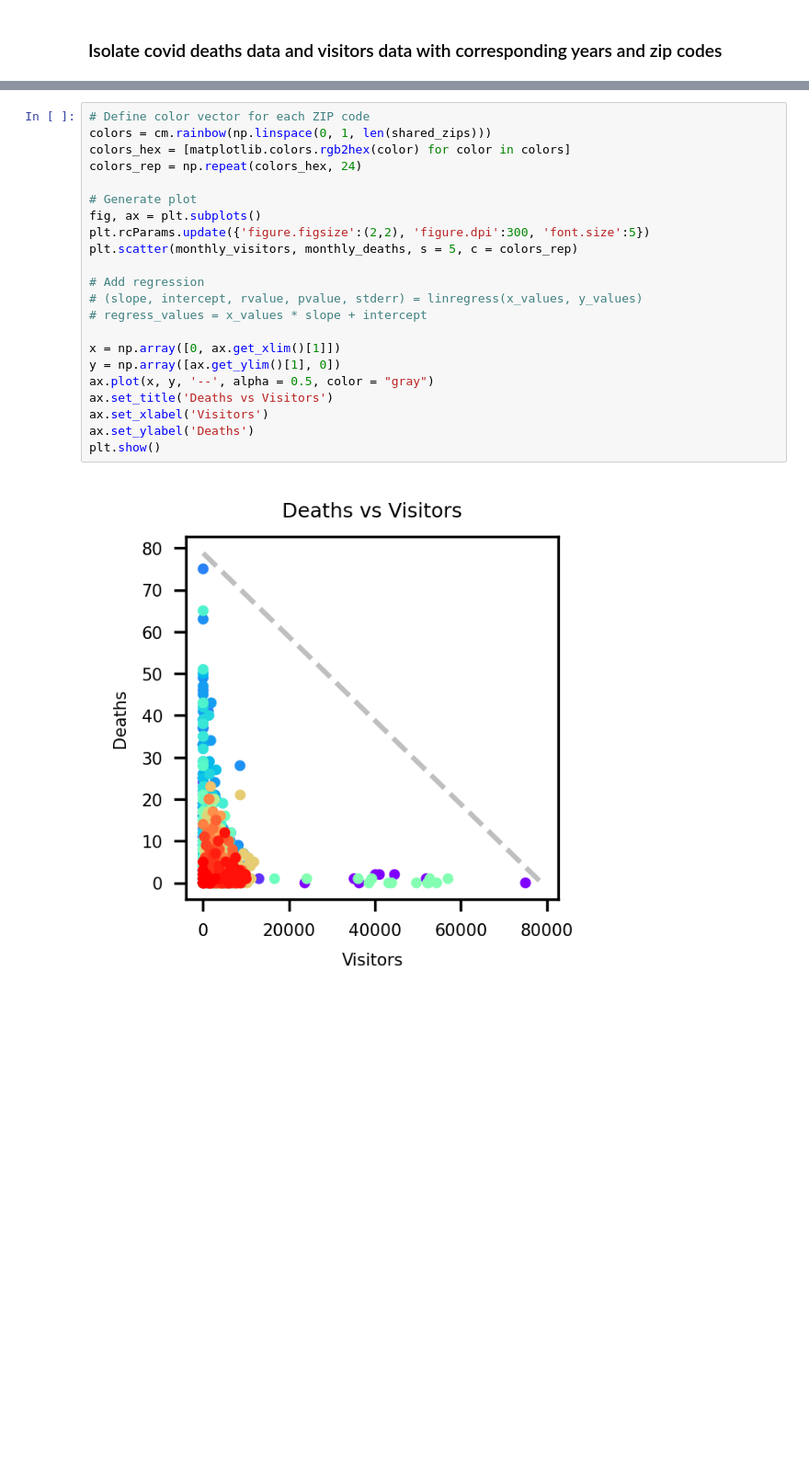
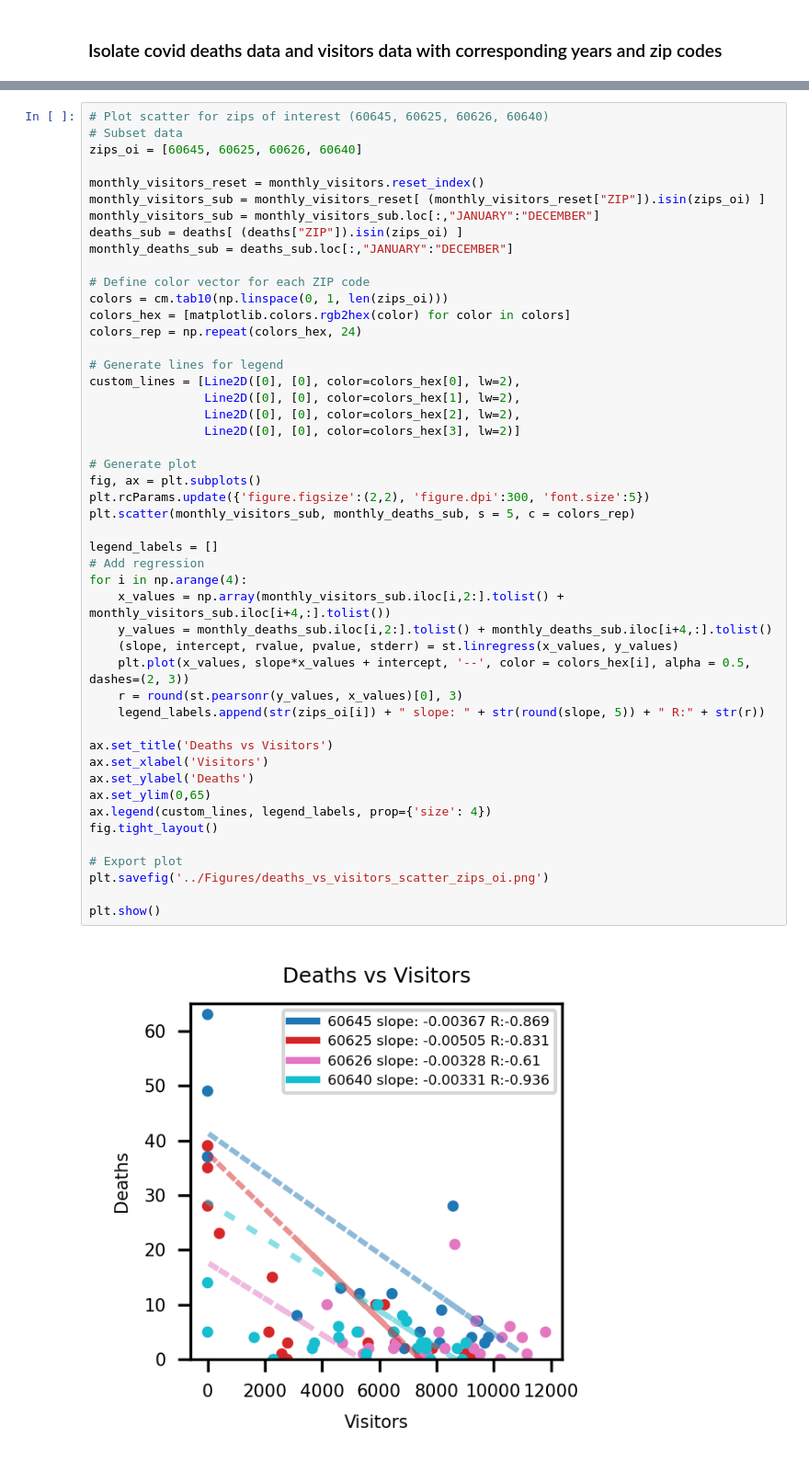
Before and after one commit to nataliepiehl/project_one, a Jupyter notebook: Code/correlation.ipynb, the cells around one changed output, grey strips where cells are left out. Shown: that part at 92% size. Drawn from its saved outputs; the diff is of its cells as text; blank space fills up the shorter version.

```diff
--- a/Code/correlation.ipynb
+++ b/Code/correlation.ipynb
@@ -143,24 +145,50 @@ monthly_visitors = pd.DataFrame(monthly_visitors)
 # %%
+# Plot scatter for zips of interest (60645, 60625, 60626, 60640)
+# Subset data
+zips_oi = [60645, 60625, 60626, 60640]
+
+monthly_visitors_reset = monthly_visitors.reset_index()
+monthly_visitors_sub = monthly_visitors_reset[ (monthly_visitors_reset["ZIP"]).isin(zips_oi) ]
+monthly_visitors_sub = monthly_visitors_sub.loc[:,"JANUARY":"DECEMBER"]
+deaths_sub = deaths[ (deaths["ZIP"]).isin(zips_oi) ]
+monthly_deaths_sub = deaths_sub.loc[:,"JANUARY":"DECEMBER"]
+
 # Define color vector for each ZIP code
-colors = cm.rainbow(np.linspace(0, 1, len(shared_zips)))
+colors = cm.tab10(np.linspace(0, 1, len(zips_oi)))
 colors_hex = [matplotlib.colors.rgb2hex(color) for color in colors]
 colors_rep = np.repeat(colors_hex, 24)
+
+# Generate lines for legend
+custom_lines = [Line2D([0], [0], color=colors_hex[0], lw=2),
+                Line2D([0], [0], color=colors_hex[1], lw=2),
+                Line2D([0], [0], color=colors_hex[2], lw=2),
+                Line2D([0], [0], color=colors_hex[3], lw=2)]
 
 # Generate plot
 fig, ax = plt.subplots()
 plt.rcParams.update({'figure.figsize':(2,2), 'figure.dpi':300, 'font.size':5})
-plt.scatter(monthly_visitors, monthly_deaths, s = 5, c = colors_rep)
+plt.scatter(monthly_visitors_sub, monthly_deaths_sub, s = 5, c = colors_rep)
 
+legend_labels = []
 # Add regression
-# (slope, intercept, rvalue, pvalue, stderr) = linregress(x_values, y_values)
-# regress_values = x_values * slope + intercept
+for i in np.arange(4):
+    x_values = np.array(monthly_visitors_sub.iloc[i,2:].tolist() + monthly_visitors_sub.iloc[i+4,:].tolist())
+    y_values = monthly_deaths_sub.iloc[i,2:].tolist() + monthly_deaths_sub.iloc[i+4,:].tolist()
+    (slope, intercept, rvalue, pvalue, stderr) = st.linregress(x_values, y_values)
+    plt.plot(x_values, slope*x_values + intercept, '--', color = colors_hex[i], alpha = 0.5, dashes=(2, 3))
+    r = round(st.pearsonr(y_values, x_values)[0], 3)
+    legend_labels.append(str(zips_oi[i]) + " slope: " + str(round(slope, 5)) + " R:" + str(r))
 
-x = np.array([0, ax.get_xlim()[1]])
-y = np.array([ax.get_ylim()[1], 0])
-ax.plot(x, y, '--', alpha = 0.5, color = "gray")
 ax.set_title('Deaths vs Visitors')
 ax.set_xlabel('Visitors')
 ax.set_ylabel('Deaths')
+ax.set_ylim(0,65)
+ax.legend(custom_lines, legend_labels, prop={'size': 4})
+fig.tight_layout()
+
+# Export plot
+plt.savefig('../Figures/deaths_vs_visitors_scatter_zips_oi.png')
+
 plt.show()
 # %% [output]
-[figure, old version]
+[figure, new version]
```
Also changed, not shown: parts of 19 cells of this notebook, 4 other files.
